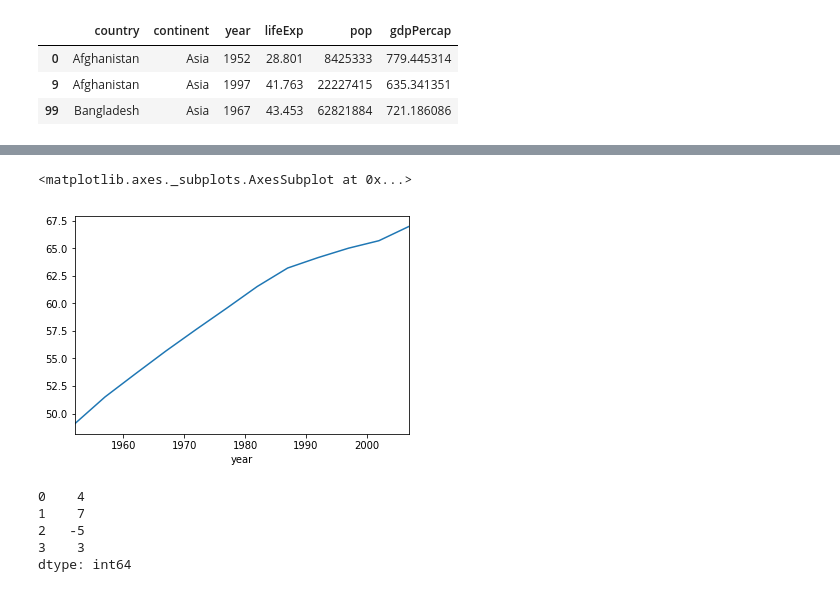
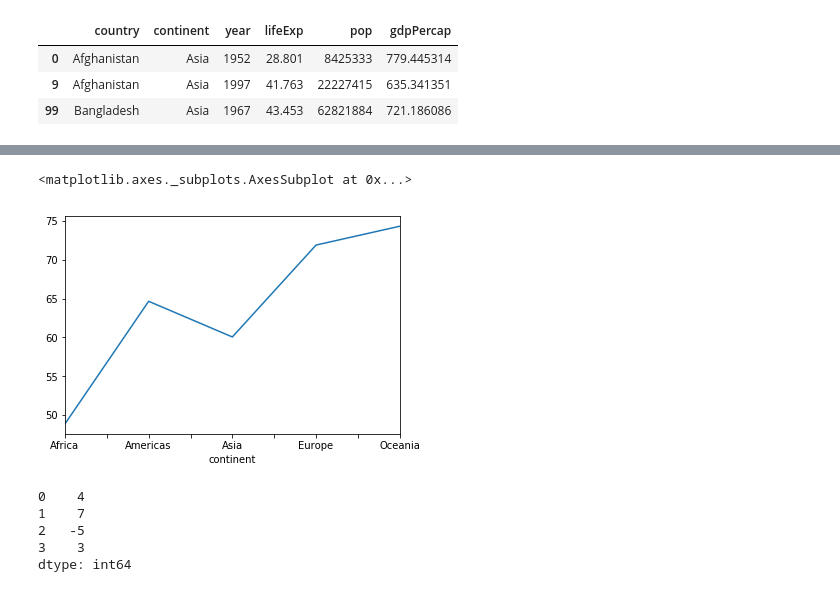
Before and after one commit to abhiramr/Everything_Python, a Jupyter notebook: Notebooks/Pandas.ipynb, the cells around one changed output, grey strips where cells are left out. Saved outputs shown, nothing was run; the diff lists cells and outputs as text; code cells hidden in the pictures.

```diff
--- a/Notebooks/Pandas.ipynb
+++ b/Notebooks/Pandas.ipynb
@@ -200,5 +263,5 @@ pandas.core.series.Series
 # %%
-df.groupby('year')['lifeExp'].mean().plot()
+df.groupby('continent')['lifeExp'].mean().plot() #Average  life expectancy per continent plotted
 # %% [output]
 <matplotlib.axes._subplots.AxesSubplot at 0x...>
-[figure, old version]
+[figure, new version]
```
Also changed, not shown: parts of 38 cells of this notebook.
